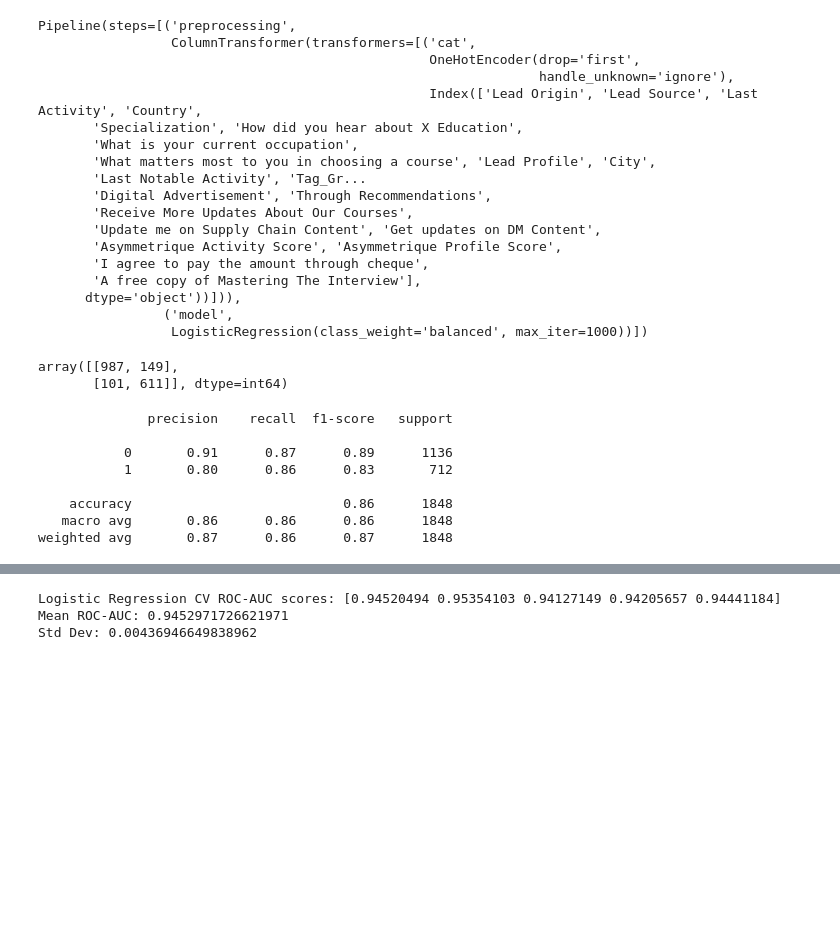
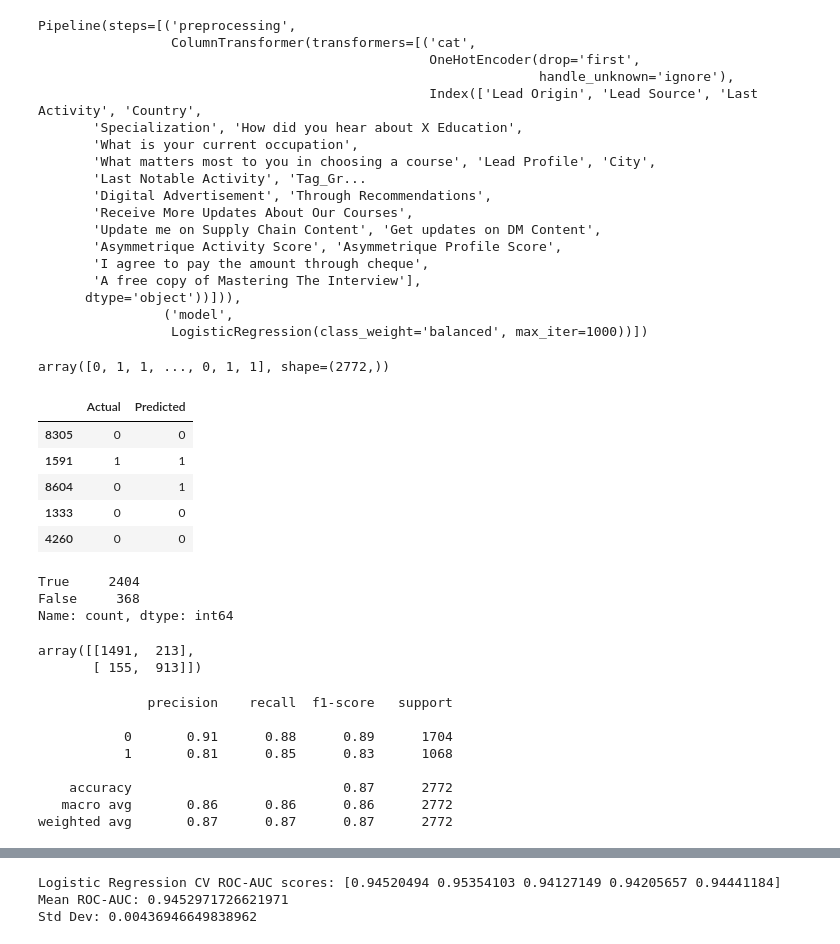
Before and after one commit to QSAFTAB0820/Virtual_Lead_Qualifier, a Jupyter notebook: Experiment_Models.ipynb, the cells around one changed output, grey strips where cells are left out. Saved outputs shown, nothing was run; the diff lists cells and outputs as text; code cells hidden in the pictures; blank space fills up the shorter version.

```diff
--- a/Experiment_Models.ipynb
+++ b/Experiment_Models.ipynb
@@ -188,12 +166,12 @@ df.describe()
 | 75% | 1.000000 | 5.000000 | 936.000000 | 3.000000 | 15.000000 | ... |
 | max | 1.000000 | 251.000000 | 2272.000000 | 55.000000 | 18.000000 | ... |
 # %%
-yes_no_columns = []
+# yes_no_columns = []
 
-for col in df.columns:
-    values = df[col].astype(str).str.lower().unique()
+# for col in df.columns:
+#     values = df[col].astype(str).str.lower().unique()
 
-    if 'yes' in values or 'no' in values:
-        yes_no_columns.append(col)
+#     if 'yes' in values or 'no' in values:
+#         yes_no_columns.append(col)
 
-yes_no_columns
+# yes_no_columns
@@ -222,9 +185,12 @@ binary_cols = [
     "I agree to pay the amount through cheque",
     "A free copy of Mastering The Interview"
 ]
-
-for col in binary_cols:
-    df[col] = df[col].astype(str).str.strip().str.lower().map({
-        "yes": 1,
-        "no": 0
-    })
+# %%
+for col in binary_cols:
+    df[col] = (
+        df[col]
+        .astype(str)
+        .str.strip()
+        .str.lower()
+        .apply(lambda x: 1 if x == "yes" else 0)
+    )
@@ -499,7 +571,7 @@ clf = Pipeline(
 # %%
 X_train, X_test, y_train, y_test = train_test_split(
     X, y,
-    test_size=0.2,
+    test_size=0.3,
     random_state=42,
     stratify=y
 )
@@ -529,0 +601,24 @@ y_prob = clf.predict_proba(X_test)[:, 1] #probability of conversion
+# %%
+y_pred
+# %% [output]
+array([0, 1, 1, ..., 0, 1, 1], shape=(2772,))
+# %%
+comparison = pd.DataFrame({
+    "Actual": y_test,
+    "Predicted": y_pred
+})
+
+comparison.head()
+# %% [output]
+|  | Actual | Predicted |
+| 8305 | 0 | 0 |
+| 1591 | 1 | 1 |
+| 8604 | 0 | 1 |
+| 1333 | 0 | 0 |
+| 4260 | 0 | 0 |
+# %%
+(comparison["Actual"] == comparison["Predicted"]).value_counts()
+# %% [output]
+True     2404
+False     368
+Name: count, dtype: int64
@@ -531,5 +628,5 @@ y_prob = clf.predict_proba(X_test)[:, 1] #probability of conversion
 cm = confusion_matrix(y_test, y_pred)
 cm
 # %% [output]
-array([[987, 149],
-       [101, 611]], dtype=int64)
+array([[1491,  213],
+       [ 155,  913]])
@@ -538,9 +637,9 @@ print(classification_report(y_test, y_pred))
 # %% [output]
               precision    recall  f1-score   support
 
-           0       0.91      0.87      0.89      1136
-           1       0.80      0.86      0.83       712
+           0       0.91      0.88      0.89      1704
+           1       0.81      0.85      0.83      1068
 
-    accuracy                           0.86      1848
-   macro avg       0.86      0.86      0.86      1848
-weighted avg       0.87      0.86      0.87      1848
+    accuracy                           0.87      2772
+   macro avg       0.86      0.86      0.86      2772
+weighted avg       0.87      0.87      0.87      2772
```
Also changed, not shown: parts of 53 cells of this notebook.
